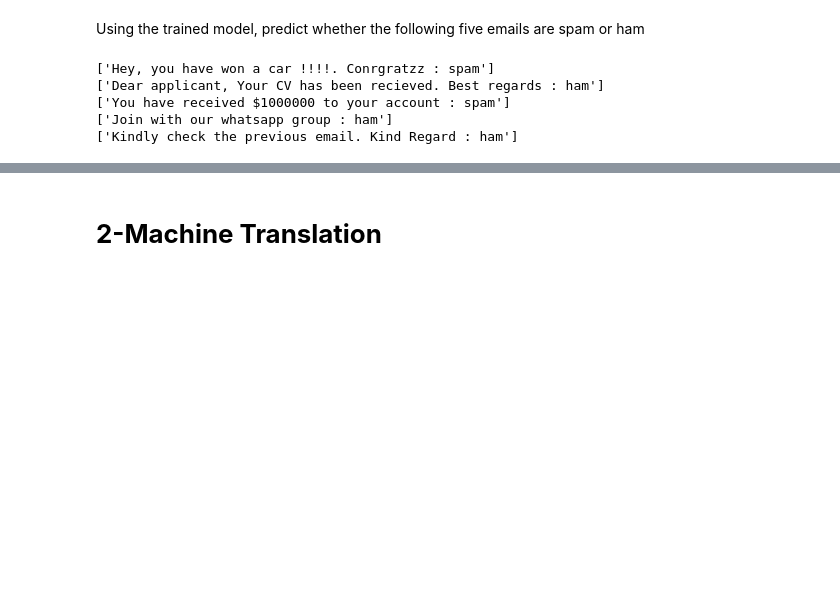
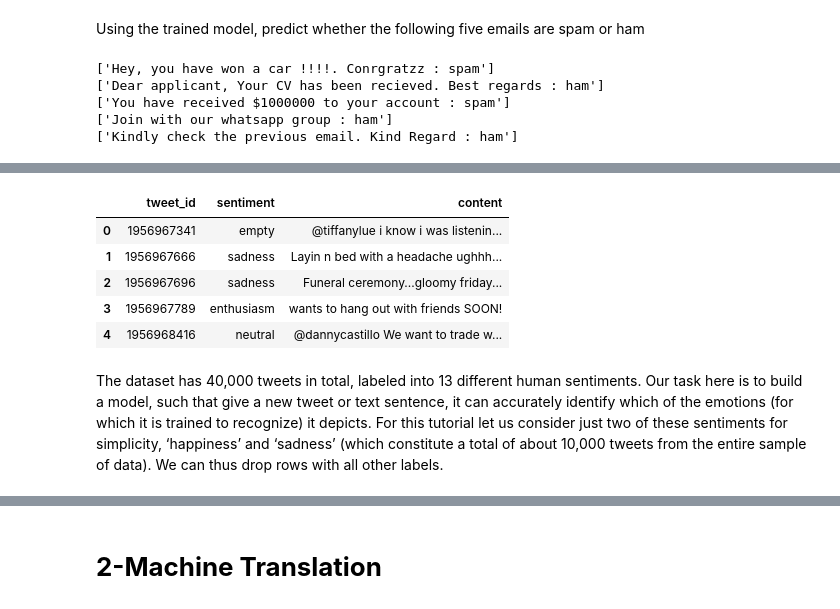
Before and after one commit to dr-mushtaq/Natural-language-processing, a Jupyter notebook: Natural_Language_Processing.ipynb, the cells around one changed output, grey strips where cells are left out. Cells and saved outputs as stored; diff of their text form; code cells hidden in the pictures; blank space fills up the shorter version.

```diff
--- a/Natural_Language_Processing.ipynb
+++ b/Natural_Language_Processing.ipynb
@@ -1068,0 +998,12 @@ for mail in mails:
+# %%
+data.head()
+# %% [output]
+|  | tweet_id | sentiment | content |
+| 0 | 1956967341 | empty | @tiffanylue i know i was listenin... |
+| 1 | 1956967666 | sadness | Layin n bed with a headache ughhh... |
+| 2 | 1956967696 | sadness | Funeral ceremony...gloomy friday... |
+| 3 | 1956967789 | enthusiasm | wants to hang out with friends SOON! |
+| 4 | 1956968416 | neutral | @dannycastillo We want to trade w... |
+# %% [markdown]
+The dataset has 40,000 tweets in total, labeled into 13 different human sentiments. Our task here is to build a model, such that give a new tweet or text sentence, it can accurately identify which of the emotions (for which it is trained to recognize) it depicts.
+For this tutorial let us consider just two of these sentiments for simplicity, ‘happiness’ and ‘sadness’ (which constitute a total of about 10,000 tweets from the entire sample of data). We can thus drop rows with all other labels.
```
Also changed, not shown: parts of 41 cells of this notebook.
